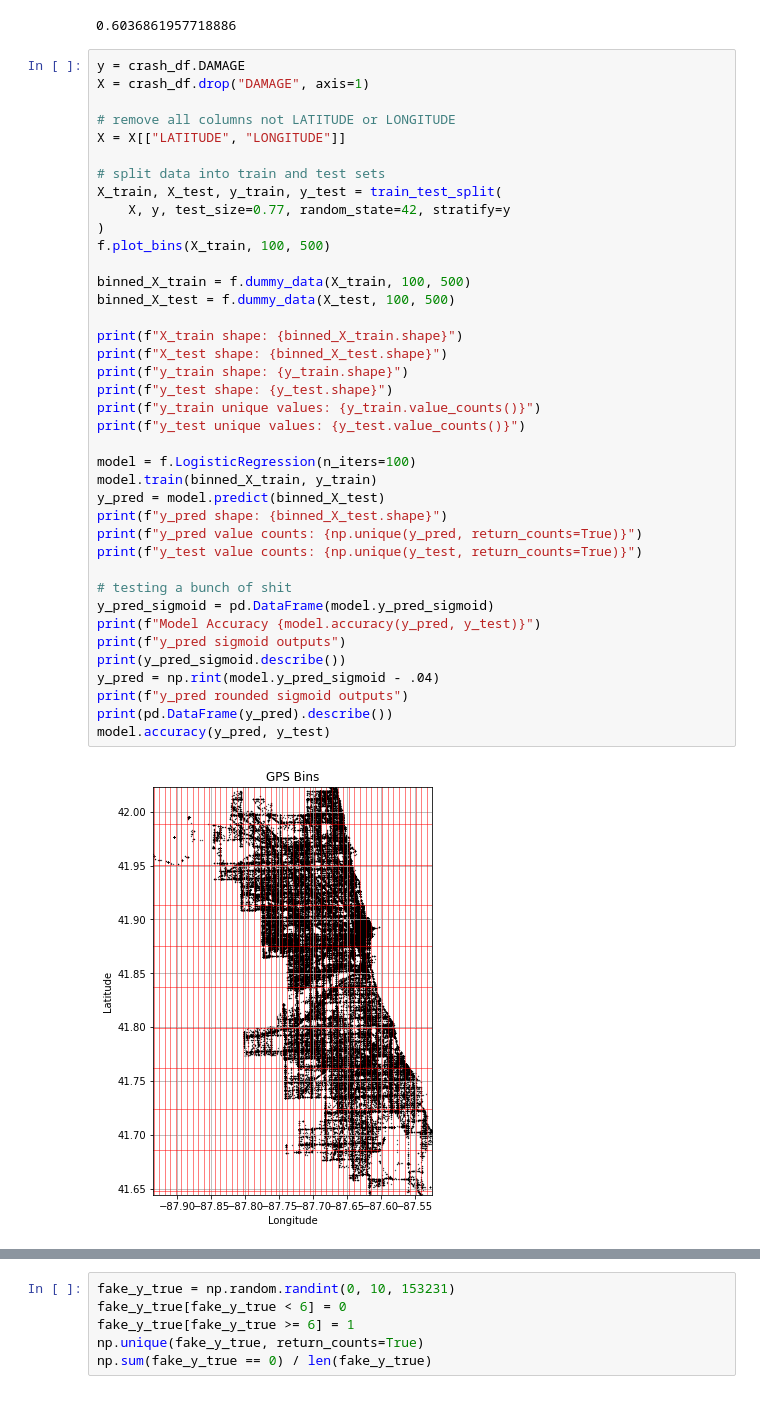
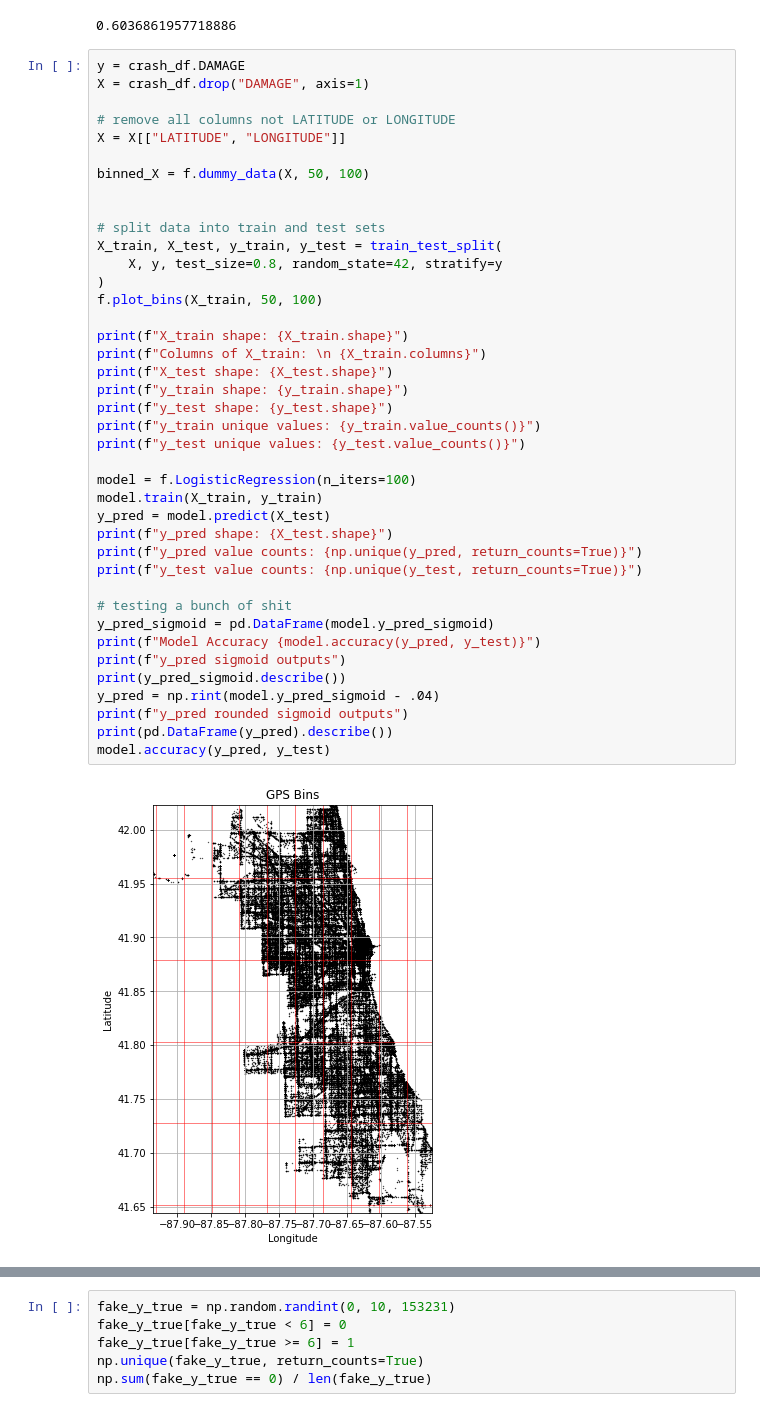
Before and after one commit to JoeHelbing/math_fund_for_ml, a Jupyter notebook: math_for_ml_project.ipynb, the cells around one changed output, grey strips where cells are left out. Saved outputs shown, nothing was run; the diff lists cells and outputs as text.

```diff
--- a/math_for_ml_project.ipynb
+++ b/math_for_ml_project.ipynb
@@ -190,41 +190,42 @@ y_test value counts: (array([0, 1]), array([203307, 309688]))
 # %%
 y = crash_df.DAMAGE
 X = crash_df.drop("DAMAGE", axis=1)
 
 # remove all columns not LATITUDE or LONGITUDE
 X = X[["LATITUDE", "LONGITUDE"]]
 
+binned_X = f.dummy_data(X, 50, 100)
+
+
 # split data into train and test sets
 X_train, X_test, y_train, y_test = train_test_split(
-    X, y, test_size=0.77, random_state=42, stratify=y
+    X, y, test_size=0.8, random_state=42, stratify=y
 )
-f.plot_bins(X_train, 100, 500)
+f.plot_bins(X_train, 50, 100)
 
-binned_X_train = f.dummy_data(X_train, 100, 500)
-binned_X_test = f.dummy_data(X_test, 100, 500)
-
-print(f"X_train shape: {binned_X_train.shape}")
-print(f"X_test shape: {binned_X_test.shape}")
+print(f"X_train shape: {X_train.shape}")
+print(f"Columns of X_train: \n {X_train.columns}")
+print(f"X_test shape: {X_test.shape}")
 print(f"y_train shape: {y_train.shape}")
 print(f"y_test shape: {y_test.shape}")
 print(f"y_train unique values: {y_train.value_counts()}")
 print(f"y_test unique values: {y_test.value_counts()}")
 
 model = f.LogisticRegression(n_iters=100)
-model.train(binned_X_train, y_train)
-y_pred = model.predict(binned_X_test)
-print(f"y_pred shape: {binned_X_test.shape}")
+model.train(X_train, y_train)
+y_pred = model.predict(X_test)
+print(f"y_pred shape: {X_test.shape}")
 print(f"y_pred value counts: {np.unique(y_pred, return_counts=True)}")
 print(f"y_test value counts: {np.unique(y_test, return_counts=True)}")
 
 # testing a bunch of shit
 y_pred_sigmoid = pd.DataFrame(model.y_pred_sigmoid)
 print(f"Model Accuracy {model.accuracy(y_pred, y_test)}")
 print(f"y_pred sigmoid outputs")
 print(y_pred_sigmoid.describe())
 y_pred = np.rint(model.y_pred_sigmoid - .04)
 print(f"y_pred rounded sigmoid outputs")
 print(pd.DataFrame(y_pred).describe())
 model.accuracy(y_pred, y_test)
 # %% [output]
-[figure, old version]
+[figure, new version]
```
Also changed, not shown: parts of 4 cells of this notebook, 1 other file.
